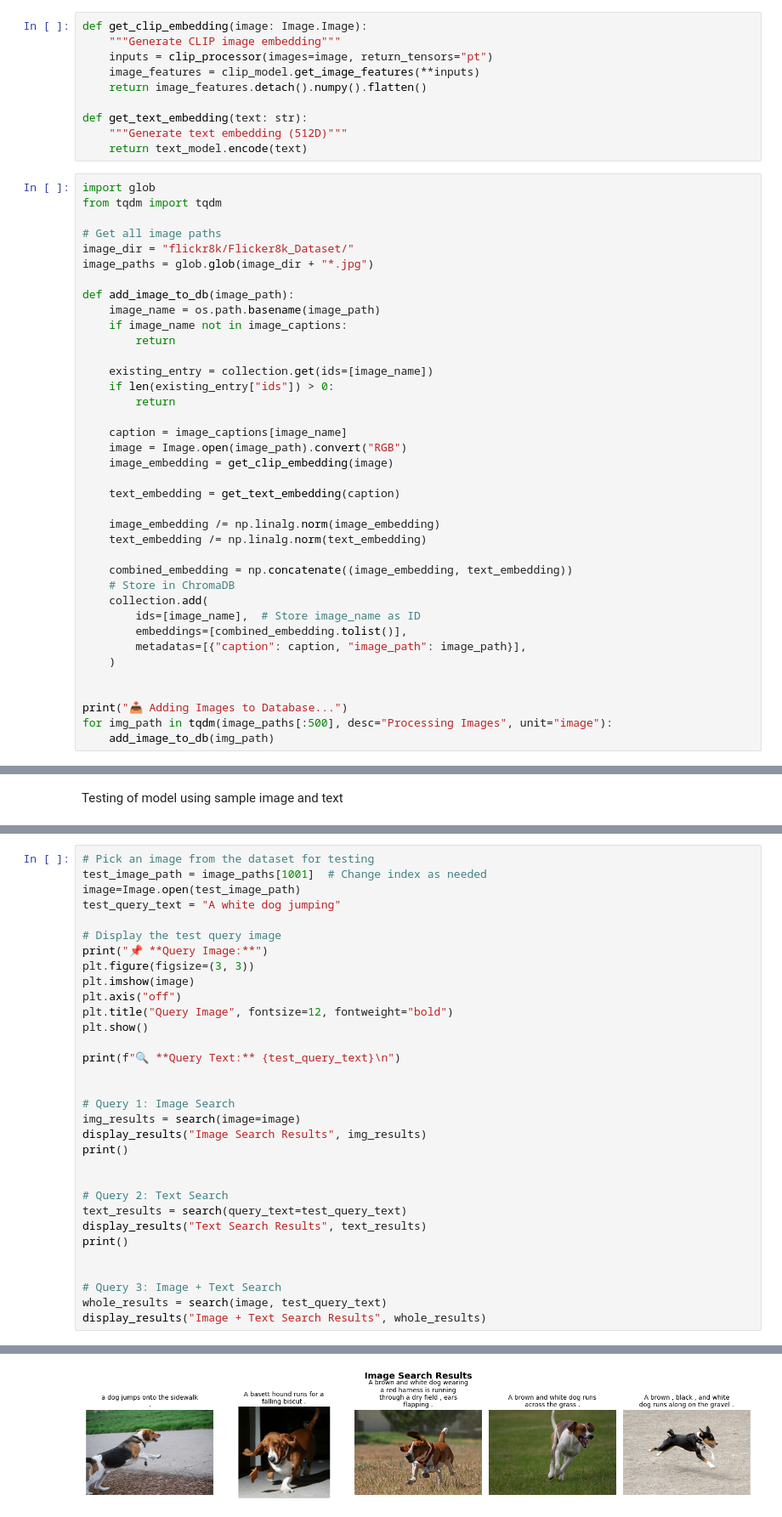
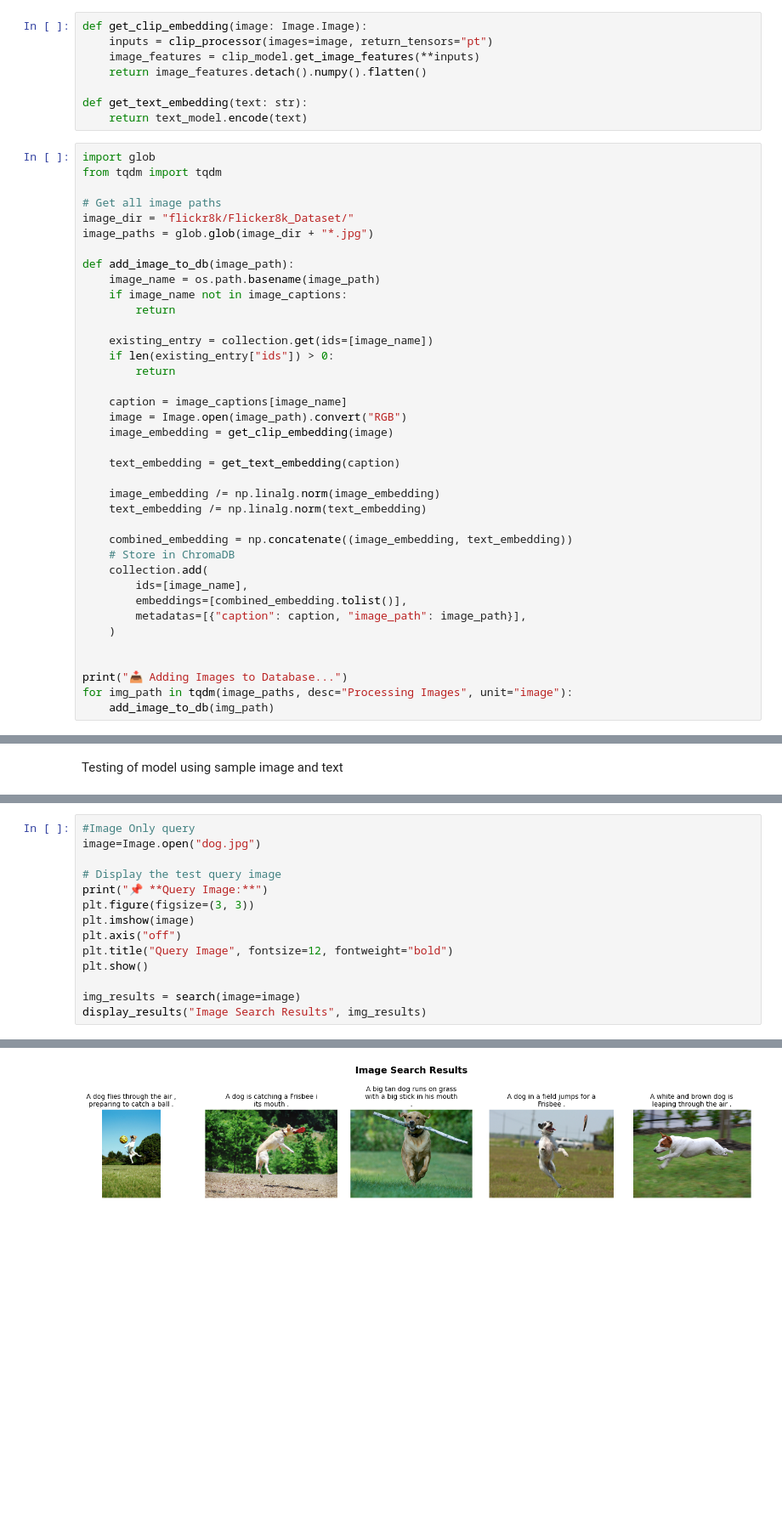
Before and after one commit to akshat2635/mindflix-assignment, a Jupyter notebook: backend/mindflix_rag.ipynb, the cells around one changed output, grey strips where cells are left out. Shown at 85% size. Cells and saved outputs as stored; diff of their text form; blank space fills up the shorter version.

```diff
--- a/backend/mindflix_rag.ipynb
+++ b/backend/mindflix_rag.ipynb
@@ -94,13 +94,11 @@ for row in caption_data.itertuples():
         image_captions[image_name] = caption
 # %%
 def get_clip_embedding(image: Image.Image):
-    """Generate CLIP image embedding"""
     inputs = clip_processor(images=image, return_tensors="pt")
     image_features = clip_model.get_image_features(**inputs)
     return image_features.detach().numpy().flatten()
 
 def get_text_embedding(text: str):
-    """Generate text embedding (512D)"""
     return text_model.encode(text)
 # %%
 import glob
@@ -131,14 +129,14 @@ def add_image_to_db(image_path):
     combined_embedding = np.concatenate((image_embedding, text_embedding))
     # Store in ChromaDB
     collection.add(
-        ids=[image_name],  # Store image_name as ID
+        ids=[image_name],
         embeddings=[combined_embedding.tolist()],
         metadatas=[{"caption": caption, "image_path": image_path}],
     )
 
 
 print("📥 Adding Images to Database...")
-for img_path in tqdm(image_paths[:500], desc="Processing Images", unit="image"):
+for img_path in tqdm(image_paths, desc="Processing Images", unit="image"):
     add_image_to_db(img_path)
 # %% [output]
 📥 Adding Images to Database...
@@ -203,8 +205,6 @@ def display_results(title, results):
 # %%
-# Pick an image from the dataset for testing
-test_image_path = image_paths[1001]  # Change index as needed
-image=Image.open(test_image_path)
-test_query_text = "A white dog jumping"
+#Image Only query
+image=Image.open("dog.jpg")
 
 # Display the test query image
 print("📌 **Query Image:**")
@@ -214,23 +214,7 @@ plt.axis("off")
 plt.title("Query Image", fontsize=12, fontweight="bold")
 plt.show()
 
-print(f"🔍 **Query Text:** {test_query_text}\n")
-
-
-# Query 1: Image Search
 img_results = search(image=image)
 display_results("Image Search Results", img_results)
-print()
-
-
-# Query 2: Text Search
-text_results = search(query_text=test_query_text)
-display_results("Text Search Results", text_results)
-print()
-
-
-# Query 3: Image + Text Search
-whole_results = search(image, test_query_text)
-display_results("Image + Text Search Results", whole_results)
 # %% [output]
 📌 **Query Image:**
@@ -239 +222 @@ display_results("Image + Text Search Results", whole_results)
-[figure, old version]
+[figure, new version]
```
Also changed, not shown: parts of 11 cells of this notebook, 2 other files.
